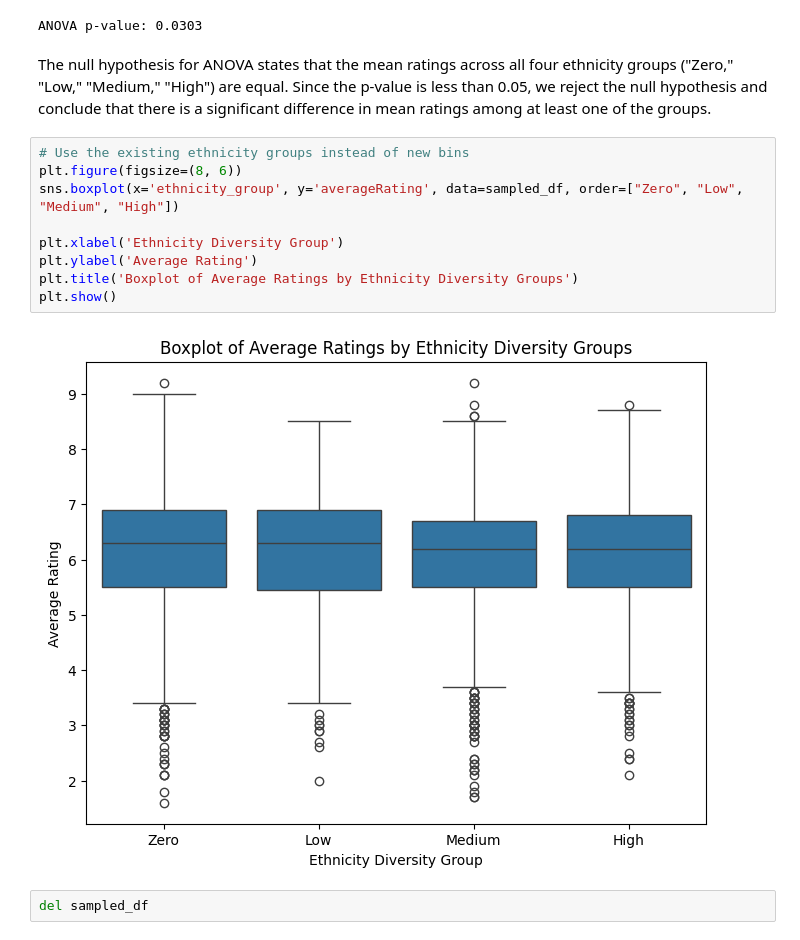
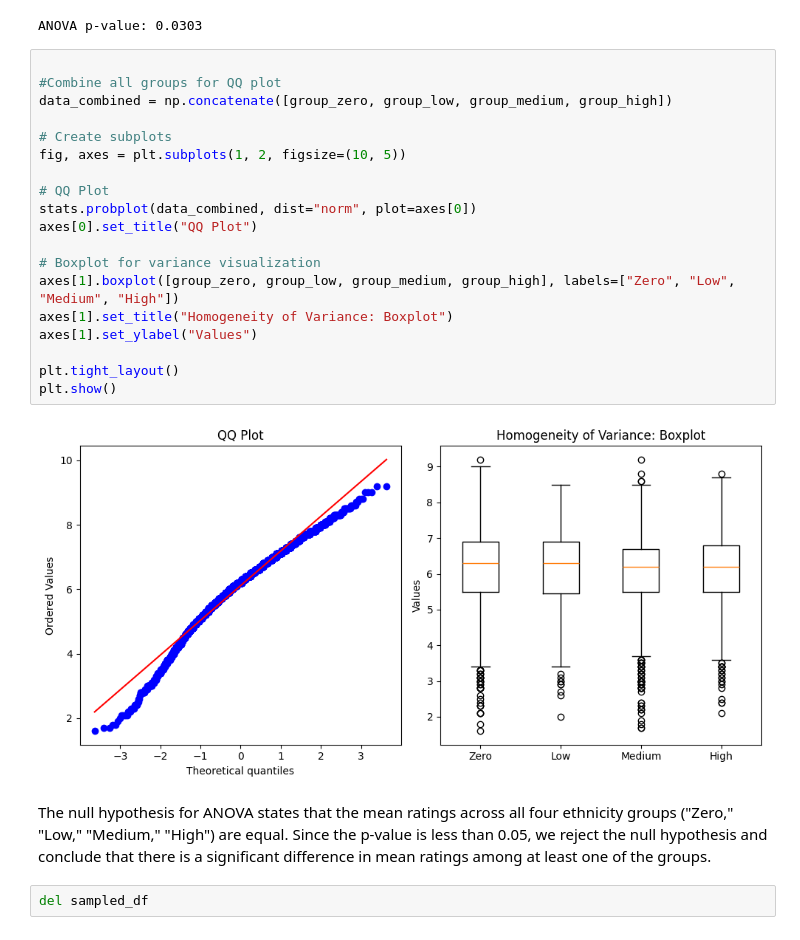
Before and after one commit to epfl-ada/ada-2024-project-majcj2024, a Jupyter notebook: results_meriam.ipynb, the cells around one changed output. Drawn from its saved outputs; the diff is of its cells as text.

```diff
--- a/results_meriam.ipynb
+++ b/results_meriam.ipynb
@@ -1129,19 +1091,29 @@ stat_anova, p_anova = f_oneway(group_zero, group_low, group_medium, group_high)
 print(f"ANOVA p-value: {p_anova:.4f}")
 # %% [output]
 ANOVA p-value: 0.0303
+# %%
+
+#Combine all groups for QQ plot
+data_combined = np.concatenate([group_zero, group_low, group_medium, group_high])
+
+# Create subplots
+fig, axes = plt.subplots(1, 2, figsize=(10, 5))
+
+# QQ Plot
+stats.probplot(data_combined, dist="norm", plot=axes[0])
+axes[0].set_title("QQ Plot")
+
+# Boxplot for variance visualization
+axes[1].boxplot([group_zero, group_low, group_medium, group_high], labels=["Zero", "Low", "Medium", "High"])
+axes[1].set_title("Homogeneity of Variance: Boxplot")
+axes[1].set_ylabel("Values")
+
+plt.tight_layout()
+plt.show()
+# %% [output]
+[figure, added]
 # %% [markdown]
 The null hypothesis for ANOVA states that the mean ratings across all four ethnicity groups ("Zero," "Low," "Medium," "High") are equal. Since the p-value is less than 0.05, we reject the null hypothesis and conclude that there is a significant difference in mean ratings among at least one of the groups.
-# %%
-# Use the existing ethnicity groups instead of new bins
-plt.figure(figsize=(8, 6))
-sns.boxplot(x='ethnicity_group', y='averageRating', data=sampled_df, order=["Zero", "Low", "Medium", "High"])
-
-plt.xlabel('Ethnicity Diversity Group')
-plt.ylabel('Average Rating')
-plt.title('Boxplot of Average Ratings by Ethnicity Diversity Groups')
-plt.show()
-# %% [output]
-[figure, removed]
 # %%
 del sampled_df
 # %% [markdown]
```
Also changed, not shown: parts of 5 cells of this notebook.
